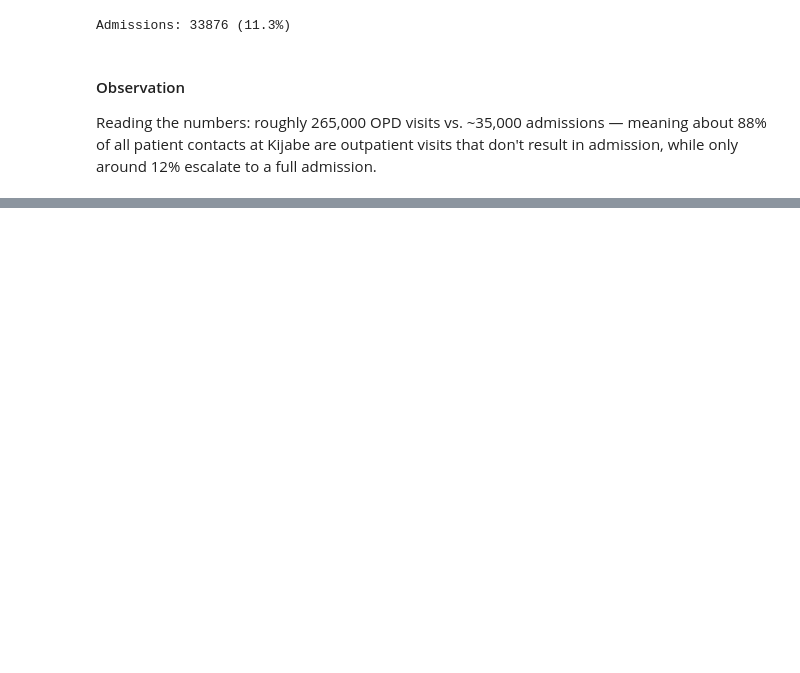
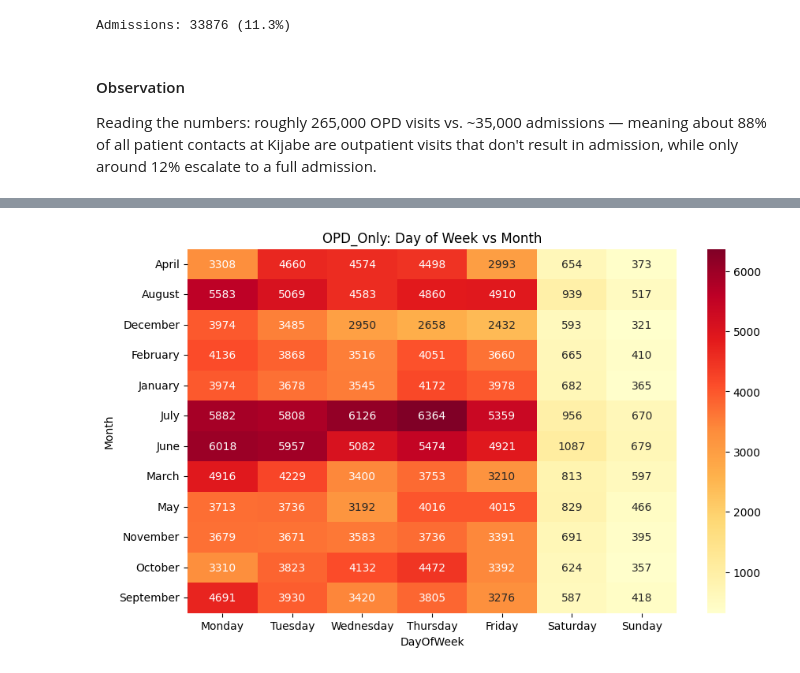
Before and after one commit to wahomelewis396/surge_sentinels, a Jupyter notebook: surge_sentinels.ipynb, the cells around one changed output, grey strips where cells are left out. Drawn from its saved outputs; the diff is of its cells as text; code cells hidden in the pictures; blank space fills up the shorter version.

```diff
--- a/surge_sentinels.ipynb
+++ b/surge_sentinels.ipynb
@@ -536,0 +578,24 @@ Reading the numbers: roughly 265,000 OPD visits vs. ~35,000 admissions — meani
+# %%
+# Day of the week x month heatmap
+import seaborn as sns
+
+# 1. Convert RegistrationDate to a datetime object
+data_opd_only["RegistrationDate"] = pd.to_datetime(
+    data_opd_only["RegistrationDate"]
+)
+
+# 2. Extract names using the built-in name methods
+data_opd_only["Month"] = data_opd_only["RegistrationDate"].dt.month_name()
+data_opd_only["DayOfWeek"] = data_opd_only["RegistrationDate"].dt.day_name()
+
+
+heatmap_data = data_opd_only.groupby(['Month', 'DayOfWeek']).size().unstack()
+day_order = ['Monday','Tuesday','Wednesday','Thursday','Friday','Saturday','Sunday']
+heatmap_data = heatmap_data[day_order]
+
+plt.figure(figsize=(10,6))
+sns.heatmap(heatmap_data, cmap='YlOrRd', annot=True, fmt='g')
+plt.title('OPD_Only: Day of Week vs Month')
+plt.show()
+# %% [output]
+[figure, added]
```
Also changed, not shown: parts of 9 cells of this notebook.
